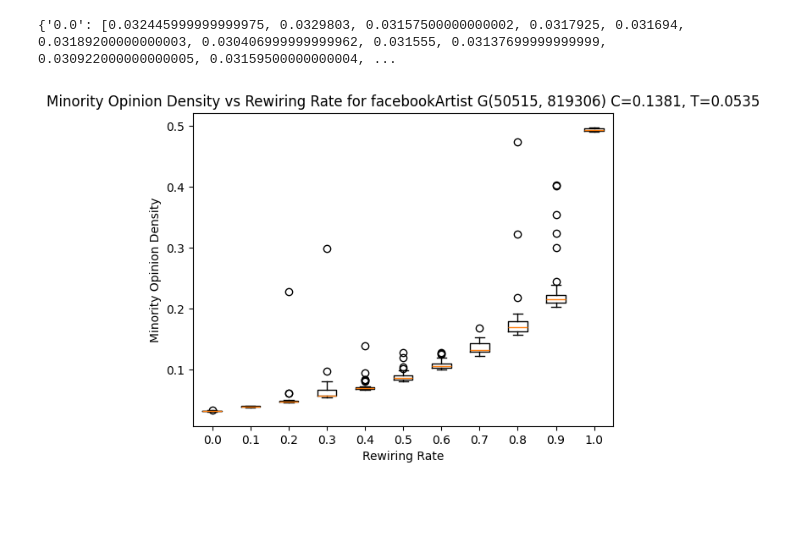
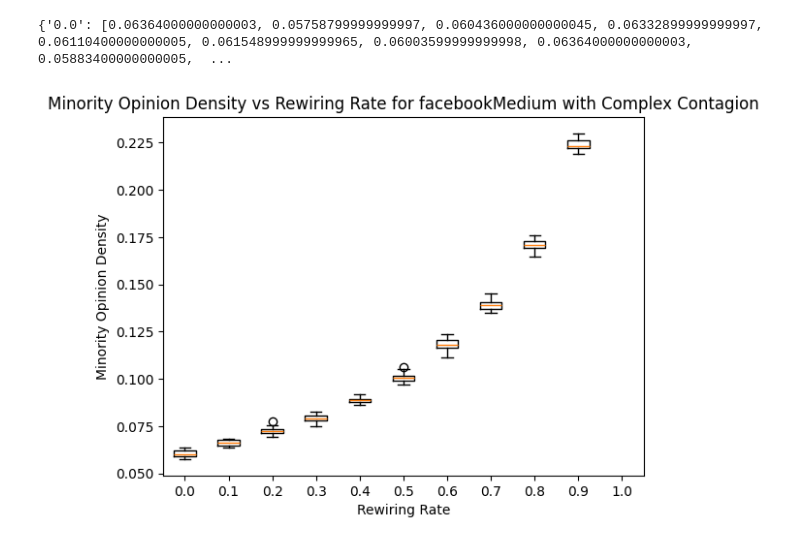
Before and after one commit to sagarswapRIT/Voter-Model, a Jupyter notebook: src/RealWorld/RealWorldBoxPlots.ipynb, the cells around one changed output. Saved outputs shown, nothing was run; the diff lists cells and outputs as text; code cells hidden in the pictures; blank space fills up the shorter version.

```diff
--- a/src/RealWorld/RealWorldBoxPlots.ipynb
+++ b/src/RealWorld/RealWorldBoxPlots.ipynb
@@ -3,7 +3,7 @@ import matplotlib.pyplot as plt
 import pandas as pd
 import os
 # %%
-folder_path = "../../data/output/RealWorld/facebookArtist/"
+folder_path = "../../data/output/RealWorld/facebookMedium/ComplexContagion/half/"
 files=os.listdir(folder_path)
 data0=[]
 data10=[]
@@ -52,15 +52,15 @@ for file in files:
 my_dict={'0.0':data0, '0.1':data10, '0.2':data20, '0.3':data30, '0.4':data40, '0.5':data50, '0.6':data60, '0.7':data70, '0.8':data80, '0.9':data90, '1.0':data100}
 print(my_dict)
 # %% [output]
-{'0.0': [0.032445999999999975, 0.0329803, 0.03157500000000002, 0.0317925, 0.031694, 0.03189200000000003, 0.030406999999999962, 0.031555, 0.03137699999999999, 0.030922000000000005, 0.03159500000000004, ...
+{'0.0': [0.06364000000000003, 0.05758799999999997, 0.060436000000000045, 0.06332899999999997, 0.06110400000000005, 0.061548999999999965, 0.06003599999999998, 0.06364000000000003, 0.05883400000000005,  ...
 # %%
 fig, ax = plt.subplots()
 ax.boxplot(my_dict.values())
 ax.set_xticklabels(my_dict.keys())
 ax.set_xlabel("Rewiring Rate")
 ax.set_ylabel("Minority Opinion Density")
-plt.title("Minority Opinion Density vs Rewiring Rate for facebookArtist G(50515, 819306) C=0.1381, T=0.0535")
+plt.title("Minority Opinion Density vs Rewiring Rate for facebookMedium with Complex Contagion")
 plt.show()
 # %% [output]
-[figure, old version]
+[figure, new version]
 # %%
```
Also changed, not shown: parts of 1 cell of this notebook, 10 other files.
